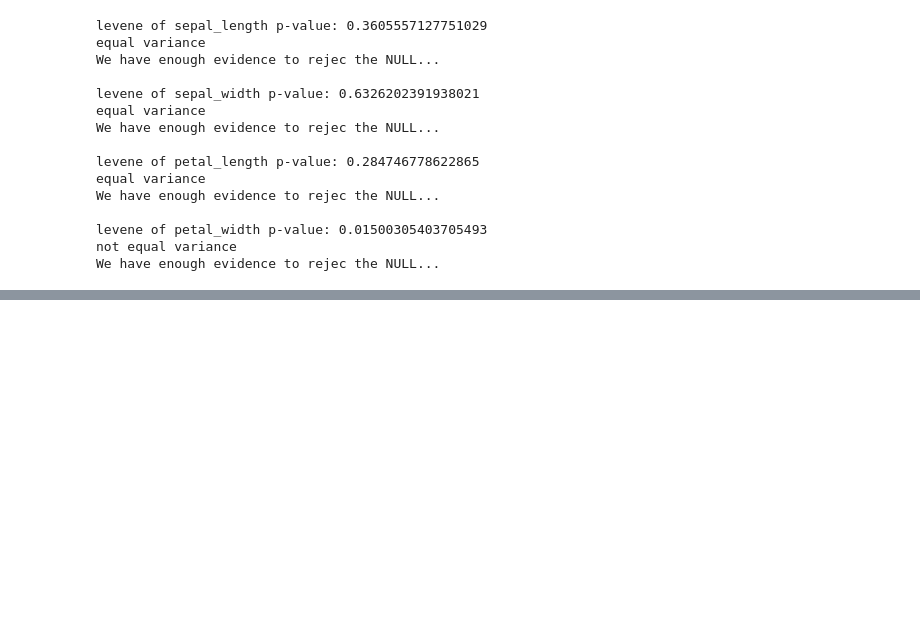
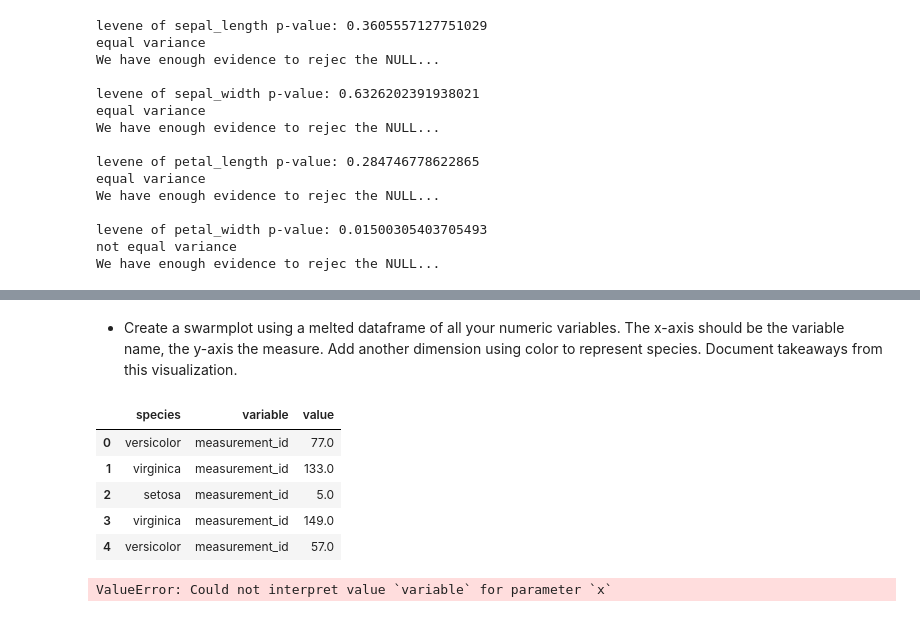
Before and after one commit to MigashaneVictoire/classification-exercises, a Jupyter notebook: classification_exercises.ipynb, the cells around one changed output, grey strips where cells are left out. Drawn from its saved outputs; the diff is of its cells as text; code cells hidden in the pictures; blank space fills up the shorter version.

```diff
--- a/classification_exercises.ipynb
+++ b/classification_exercises.ipynb
@@ -2046,0 +2079,16 @@ We have enough evidence to rejec the NULL...
+# %% [markdown]
+- Create a swarmplot using a melted dataframe of all your numeric variables. The x-axis should be the variable name, the y-axis the measure. Add another dimension using color to represent species. Document takeaways from this visualization.
+# %%
+melted_train = train.melt(id_vars="species")
+melted_train.head()
+# %% [output]
+|  | species | variable | value |
+| 0 | versicolor | measurement_id | 77.0 |
+| 1 | virginica | measurement_id | 133.0 |
+| 2 | setosa | measurement_id | 5.0 |
+| 3 | virginica | measurement_id | 149.0 |
+| 4 | versicolor | measurement_id | 57.0 |
+# %%
+sns.swarmplot(df=melted_train, x="variable", y="value")
+# %% [output]
+ValueError: Could not interpret value `variable` for parameter `x`
```
Also changed, not shown: parts of 10 cells of this notebook, 1 other file.
